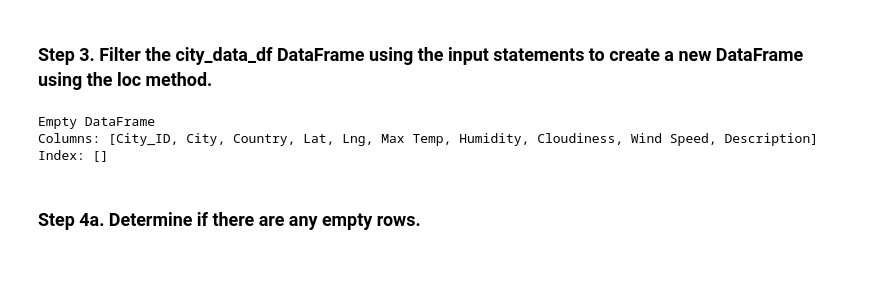
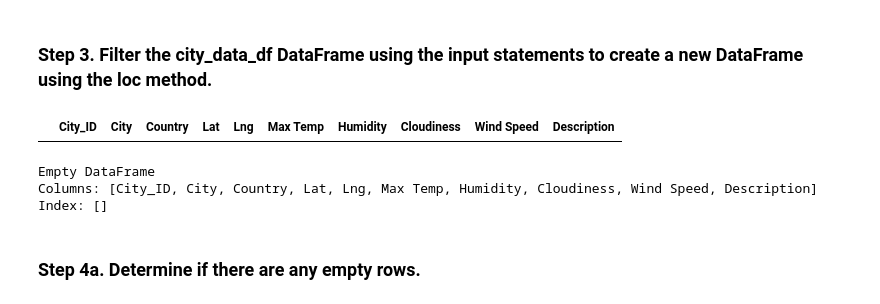
Before and after one commit to DawnWalker12/Weather_Database, a Jupyter notebook: Vacation_Search_.ipynb, the cells around one changed output. Saved outputs shown, nothing was run; the diff lists cells and outputs as text; code cells hidden in the pictures; blank space fills up the shorter version.

```diff
--- a/Vacation_Search_.ipynb
+++ b/Vacation_Search_.ipynb
@@ -195,6 +213,9 @@ What is the maximum temperature you would like for your trip? 95
 # %%
 preferred_cities_df = city_data_df.loc[(city_data_df["Max Temp"] <= max_temp) & \
                                        (city_data_df["Max Temp"] >= min_temp)]
+preferred_cities_df.head()
+# %% [output]
+|  | City_ID | City | Country | Lat | Lng | Max Temp | Humidity | Cloudiness | Wind Speed | Description |
 # %%
 print(preferred_cities_df)
 # %% [output]
```
Also changed, not shown: parts of 13 cells of this notebook, 1 other file.
